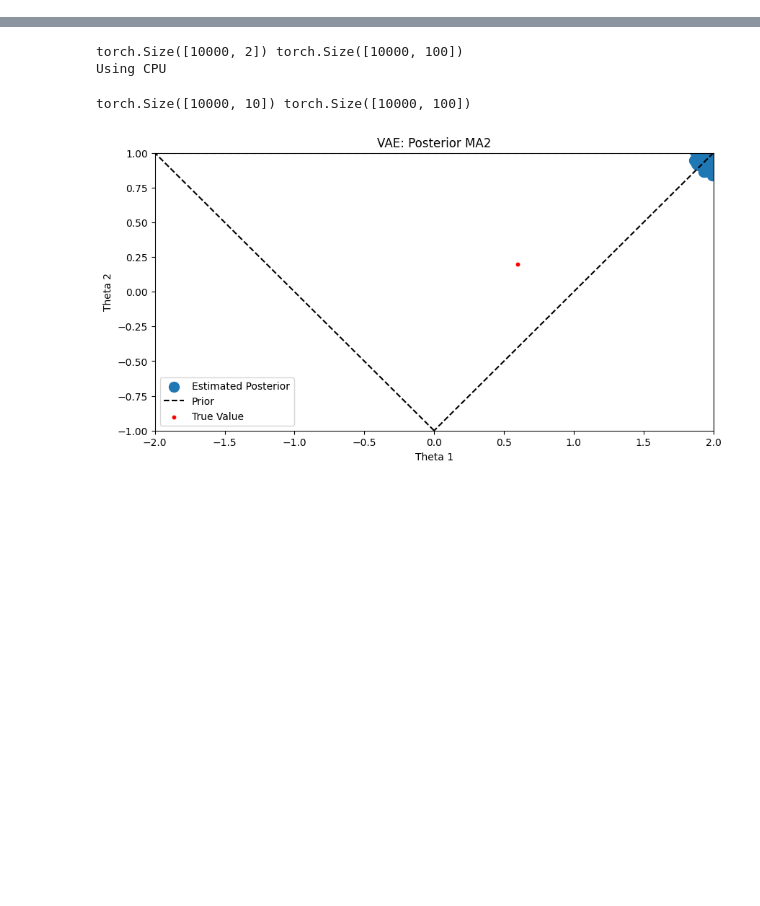
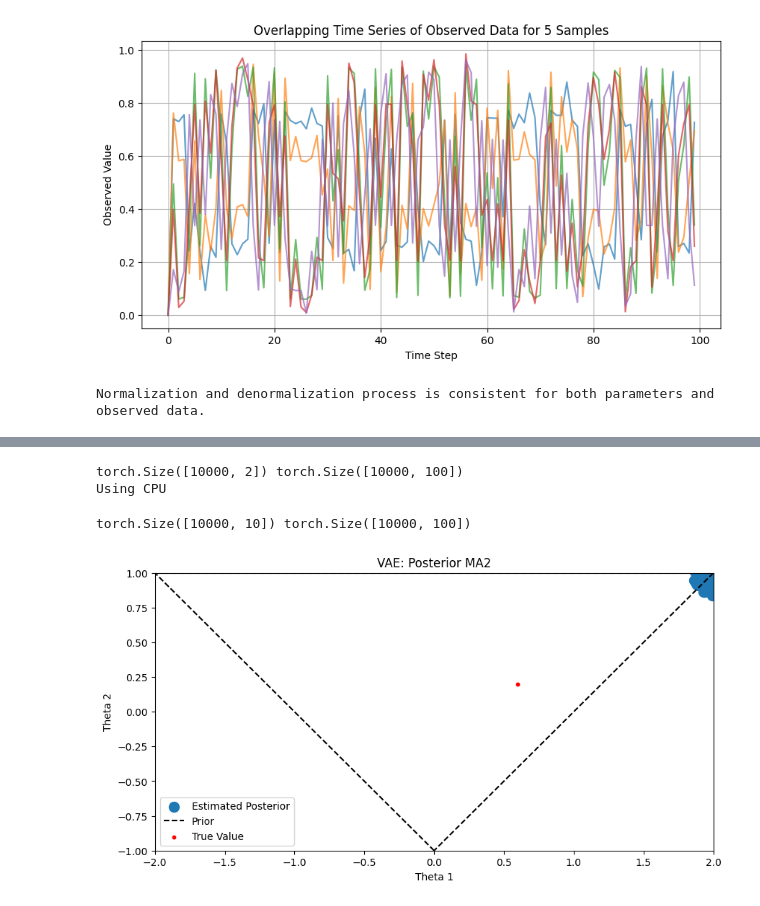
Before and after one commit to mayank05942/CVAEI, a Jupyter notebook: notebooks/ma2_cvaei.ipynb, the cells around one changed output, grey strips where cells are left out. Drawn from its saved outputs; the diff is of its cells as text; code cells hidden in the pictures; blank space fills up the shorter version.

```diff
--- a/notebooks/ma2_cvaei.ipynb
+++ b/notebooks/ma2_cvaei.ipynb
@@ -37,0 +62,8 @@ model = MovingAverage2()
+# %%
+ma2.plot_observation(train_data_norm, 5)
+# %% [output]
+[figure, added]
+# %%
+ma2.check_normalizer()
+# %% [output]
+Normalization and denormalization process is consistent for both parameters and observed data.
```
Also changed, not shown: parts of 10 cells of this notebook, 3 other files.
